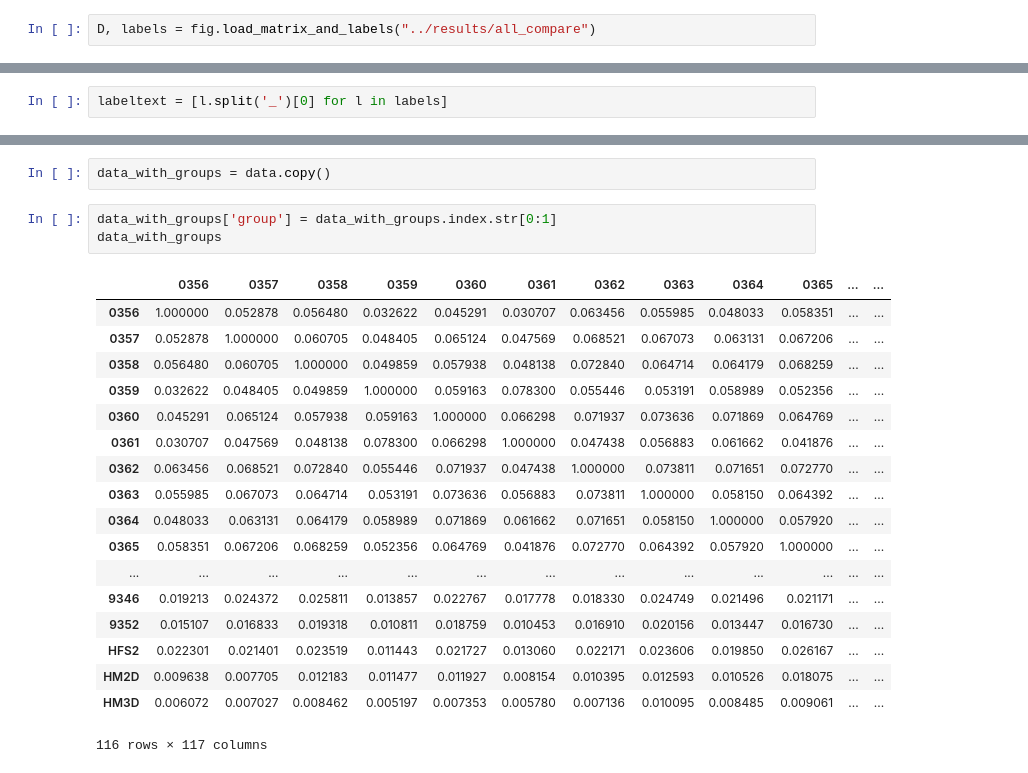
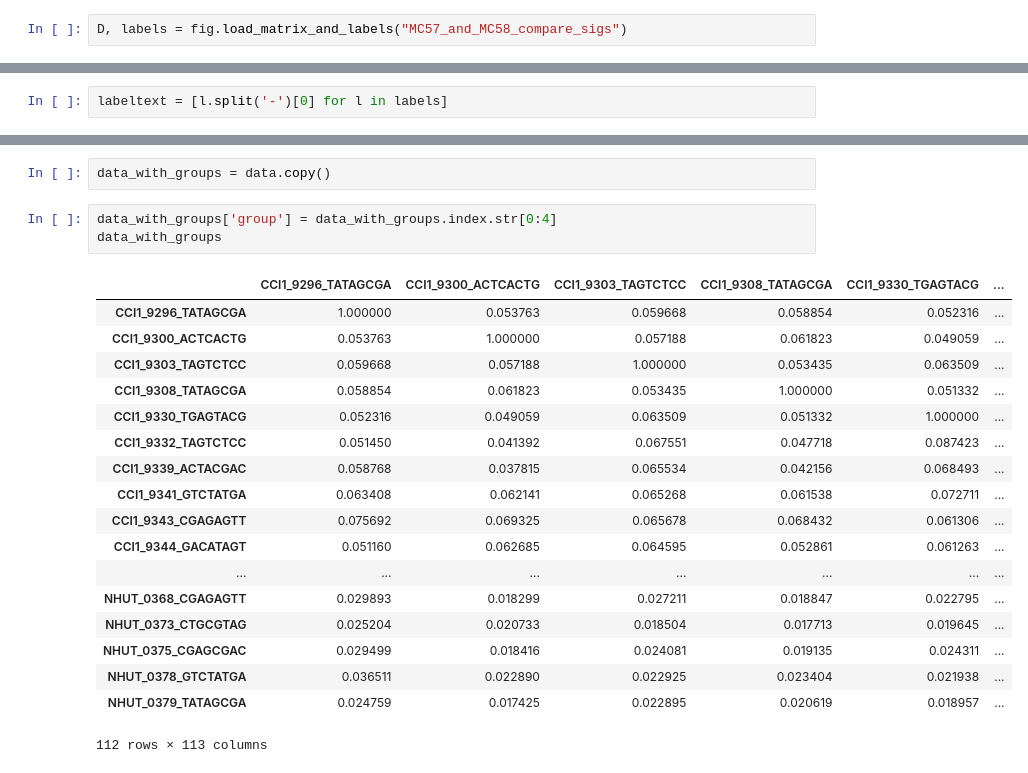
Before and after one commit to brooksph/2017_Hum_and_murine_microbiota_mouse_analysis, a Jupyter notebook: figures/Comparing_MC57_and_MC58_signatures.ipynb, the cells around one changed output, grey strips where cells are left out. Saved outputs shown, nothing was run; the diff lists cells and outputs as text.

```diff
--- a/figures/Comparing_MC57_and_MC58_signatures.ipynb
+++ b/figures/Comparing_MC57_and_MC58_signatures.ipynb
@@ -10,7 +10,7 @@ cd -
 # %% [output]
 /Users/philliptbrooks/Dropbox/2017_Hum_and_murine_microbiota_mouse_analysis/figures
 # %%
-D, labels = fig.load_matrix_and_labels("../results/all_compare")
+D, labels = fig.load_matrix_and_labels("MC57_and_MC58_compare_sigs")
 # %%
 labels[0]
 # %% [output]
@@ -18,5 +18,5 @@ labels[0]
 # %%
-labeltext = [l.split('_')[0] for l in labels]
+labeltext = [l.split('-')[0] for l in labels]
 # %%
 labeltext
 # %% [output]
@@ -72,24 +72,24 @@ sns.clustermap(data, col_cluster=True, row_cluster=True, linewidths=.5, figsize=
 # %%
 data_with_groups = data.copy()
 # %%
-data_with_groups['group'] = data_with_groups.index.str[0:1]
+data_with_groups['group'] = data_with_groups.index.str[0:4]
 data_with_groups
 # %% [output]
-|  | 0356 | 0357 | 0358 | 0359 | 0360 | 0361 | 0362 | 0363 | 0364 | 0365 | ... | ... |
-| 0356 | 1.000000 | 0.052878 | 0.056480 | 0.032622 | 0.045291 | 0.030707 | 0.063456 | 0.055985 | 0.048033 | 0.058351 | ... | ... |
-| 0357 | 0.052878 | 1.000000 | 0.060705 | 0.048405 | 0.065124 | 0.047569 | 0.068521 | 0.067073 | 0.063131 | 0.067206 | ... | ... |
-| 0358 | 0.056480 | 0.060705 | 1.000000 | 0.049859 | 0.057938 | 0.048138 | 0.072840 | 0.064714 | 0.064179 | 0.068259 | ... | ... |
-| 0359 | 0.032622 | 0.048405 | 0.049859 | 1.000000 | 0.059163 | 0.078300 | 0.055446 | 0.053191 | 0.058989 | 0.052356 | ... | ... |
-| 0360 | 0.045291 | 0.065124 | 0.057938 | 0.059163 | 1.000000 | 0.066298 | 0.071937 | 0.073636 | 0.071869 | 0.064769 | ... | ... |
-| 0361 | 0.030707 | 0.047569 | 0.048138 | 0.078300 | 0.066298 | 1.000000 | 0.047438 | 0.056883 | 0.061662 | 0.041876 | ... | ... |
-| 0362 | 0.063456 | 0.068521 | 0.072840 | 0.055446 | 0.071937 | 0.047438 | 1.000000 | 0.073811 | 0.071651 | 0.072770 | ... | ... |
-| 0363 | 0.055985 | 0.067073 | 0.064714 | 0.053191 | 0.073636 | 0.056883 | 0.073811 | 1.000000 | 0.058150 | 0.064392 | ... | ... |
-| 0364 | 0.048033 | 0.063131 | 0.064179 | 0.058989 | 0.071869 | 0.061662 | 0.071651 | 0.058150 | 1.000000 | 0.057920 | ... | ... |
-| 0365 | 0.058351 | 0.067206 | 0.068259 | 0.052356 | 0.064769 | 0.041876 | 0.072770 | 0.064392 | 0.057920 | 1.000000 | ... | ... |
-| ... | ... | ... | ... | ... | ... | ... | ... | ... | ... | ... | ... | ... |
-| 9346 | 0.019213 | 0.024372 | 0.025811 | 0.013857 | 0.022767 | 0.017778 | 0.018330 | 0.024749 | 0.021496 | 0.021171 | ... | ... |
-| 9352 | 0.015107 | 0.016833 | 0.019318 | 0.010811 | 0.018759 | 0.010453 | 0.016910 | 0.020156 | 0.013447 | 0.016730 | ... | ... |
-| HFS2 | 0.022301 | 0.021401 | 0.023519 | 0.011443 | 0.021727 | 0.013060 | 0.022171 | 0.023606 | 0.019850 | 0.026167 | ... | ... |
-| HM2D | 0.009638 | 0.007705 | 0.012183 | 0.011477 | 0.011927 | 0.008154 | 0.010395 | 0.012593 | 0.010526 | 0.018075 | ... | ... |
-| HM3D | 0.006072 | 0.007027 | 0.008462 | 0.005197 | 0.007353 | 0.005780 | 0.007136 | 0.010095 | 0.008485 | 0.009061 | ... | ... |
+|  | CCI1_9296_TATAGCGA | CCI1_9300_ACTCACTG | CCI1_9303_TAGTCTCC | CCI1_9308_TATAGCGA | CCI1_9330_TGAGTACG | ... |
+| CCI1_9296_TATAGCGA | 1.000000 | 0.053763 | 0.059668 | 0.058854 | 0.052316 | ... |
+| CCI1_9300_ACTCACTG | 0.053763 | 1.000000 | 0.057188 | 0.061823 | 0.049059 | ... |
+| CCI1_9303_TAGTCTCC | 0.059668 | 0.057188 | 1.000000 | 0.053435 | 0.063509 | ... |
+| CCI1_9308_TATAGCGA | 0.058854 | 0.061823 | 0.053435 | 1.000000 | 0.051332 | ... |
+| CCI1_9330_TGAGTACG | 0.052316 | 0.049059 | 0.063509 | 0.051332 | 1.000000 | ... |
+| CCI1_9332_TAGTCTCC | 0.051450 | 0.041392 | 0.067551 | 0.047718 | 0.087423 | ... |
+| CCI1_9339_ACTACGAC | 0.058768 | 0.037815 | 0.065534 | 0.042156 | 0.068493 | ... |
+| CCI1_9341_GTCTATGA | 0.063408 | 0.062141 | 0.065268 | 0.061538 | 0.072711 | ... |
+| CCI1_9343_CGAGAGTT | 0.075692 | 0.069325 | 0.065678 | 0.068432 | 0.061306 | ... |
+| CCI1_9344_GACATAGT | 0.051160 | 0.062685 | 0.064595 | 0.052861 | 0.061263 | ... |
+| ... | ... | ... | ... | ... | ... | ... |
+| NHUT_0368_CGAGAGTT | 0.029893 | 0.018299 | 0.027211 | 0.018847 | 0.022795 | ... |
+| NHUT_0373_CTGCGTAG | 0.025204 | 0.020733 | 0.018504 | 0.017713 | 0.019645 | ... |
+| NHUT_0375_CGAGCGAC | 0.029499 | 0.018416 | 0.024081 | 0.019135 | 0.024311 | ... |
+| NHUT_0378_GTCTATGA | 0.036511 | 0.022890 | 0.022925 | 0.023404 | 0.021938 | ... |
+| NHUT_0379_TATAGCGA | 0.024759 | 0.017425 | 0.022895 | 0.020619 | 0.018957 | ... |
-116 rows × 117 columns
+112 rows × 113 columns
```
Also changed, not shown: parts of 11 cells of this notebook, 2 other files.
